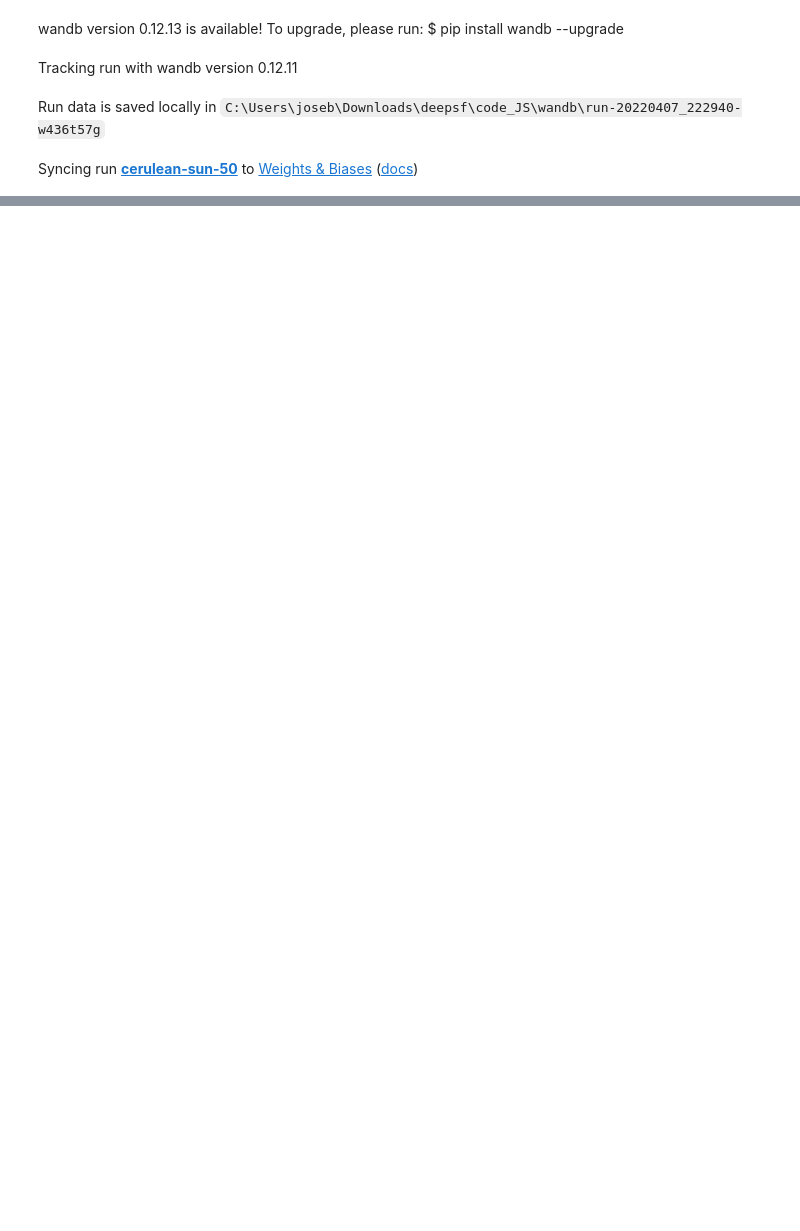
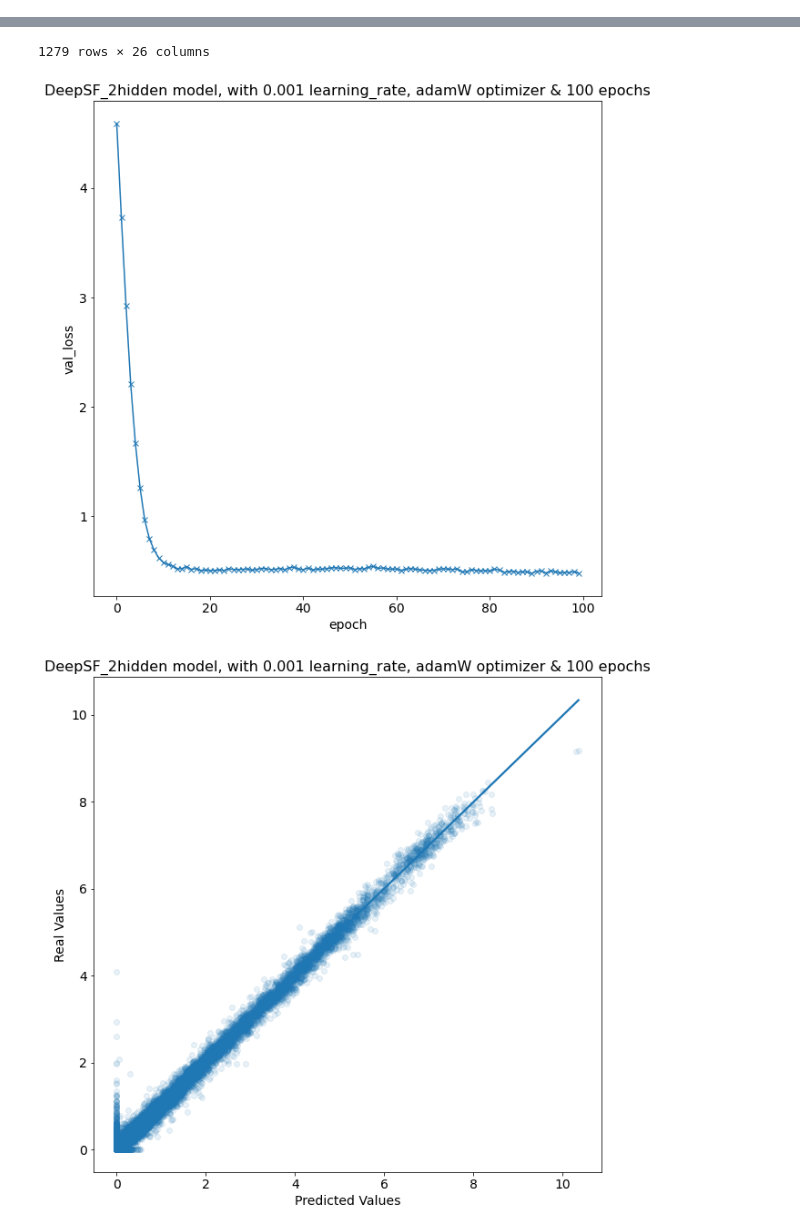
Before and after one commit to FernandoCarazoMelo/deepsf, a Jupyter notebook: code_JS/main_deepsf.ipynb, the cells around one changed output, grey strips where cells are left out. Drawn from its saved outputs; the diff is of its cells as text; code cells hidden in the pictures; blank space fills up the shorter version.

Commit message:
changes made by joseba

```diff
--- a/code_JS/main_deepsf.ipynb
+++ b/code_JS/main_deepsf.ipynb
@@ -43,0 +47,4 @@ PATH_DEEPSF = 'C:/Users/joseb/Downloads/deepsf/data'
+# %%
+# %%% Get the model AE
+model_AE = modelsNN.DeepAE(n_inputs=TCGA_tpm_gn_prot_cod.shape[1])
+model_AE
@@ -43,0 +58,13 @@ PATH_DEEPSF = 'C:/Users/joseb/Downloads/deepsf/data'
+# %%
+optimizer = utils.build_optimizer(model_AE, config.optimizer, config.learning_rate)
+
+# # # %%% Train
+history = utils.fit(config.epochs,
+                    model_AE,
+                    data_AE.train_loaderAE,
+                    data_AE.val_loaderAE,
+                    optimizer=optimizer,
+                    hyperparameters = config.get_config(),
+                    if_wandb = config.if_wandb,
+                    path = PATH_DEEPSF,
+                    model_name = 'model_DeepAE_adamW.pt')
@@ -45,9 +190,10 @@ PATH_DEEPSF = 'C:/Users/joseb/Downloads/deepsf/data'
 # %%% Setting deepsf NN characteristics. (para hacer wandb hacer un bucle con la conf
                                         #dejando fuera el data prep que solo lo llames una vez)
 config = Config(optimizer='adamW',
-                epochs = 5000,
-                if_wandb = 'True',
-                if_toy = False,
+                epochs = 100,
+                if_wandb = False,
+                if_toy = True,
+                num_genes = 3,
                 learning_rate = 1e-3)
 
 # config =  Config()
@@ -76,14 +220,15 @@ model = utils.get_model(config, data_prep)
 optimizer = utils.build_optimizer(model, config.optimizer, config.learning_rate)
 
 # %%% Train
-history = utils.fit(config.epochs, config.learning_rate,
+history = utils.fit(config.epochs,
                             model,
                             data_prep.train_loader,
                             data_prep.val_loader,
                             optimizer=optimizer,
                             hyperparameters = config.get_config(),
                             if_wandb = config.if_wandb,
-                            path = PATH_DEEPSF)
+                            path = PATH_DEEPSF,
+                            model_name = 'model_DeepSF_2hidden_adamW.pt')
 
 # %%% Plot results
 solution = plots.plot_results(history = history,
@@ -101,8 +246,16 @@ solution = plots.plot_results(history = history,
 if config.if_wandb:
     wandb.finish()
 
-    solution.solution_train_cor_total
-    solution.solution_train_df
-    solution.solution_val_cor_total
-    solution.solution_val_df
+solution.solution_train_cor_total
+solution.solution_train_df
+solution.solution_val_cor_total
+solution.solution_val_df
+
+# %%% Compute attributions
+X_test = data_prep.scaledValidation_df
+y_test = data_prep.valid_labels
+gn_test = data_prep.scaled_valid_gn
+
+df = utils.do_deeplift(model, X_test, gn_test, y_test, data_prep)
+df
 # %% [output]
@@ -110,4 +278,0 @@ if config.if_wandb:
-wandb version 0.12.13 is available! To upgrade, please run: $ pip install wandb --upgrade
-Tracking run with wandb version 0.12.11
-Run data is saved locally in C:\Users\joseb\Downloads\deepsf\code_JS\wandb\run-20220407_222940-w436t57g
-Syncing run cerulean-sun-50 to Weights & Biases (docs)
@@ -130,0 +329,3 @@ Epoch [917], loss: 0.1035, val_loss: 0.3222
+1279 rows × 26 columns
+[figure, added]
+[figure, added]
```
Also changed, not shown: parts of 20 cells of this notebook, 3 other files.
